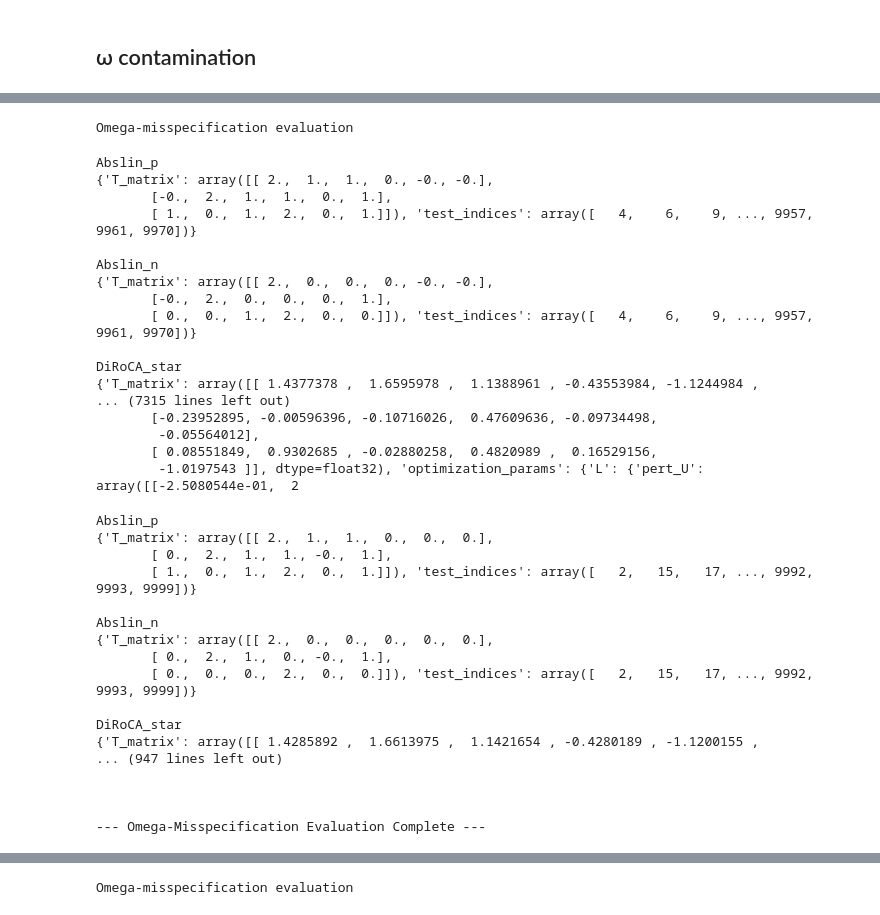
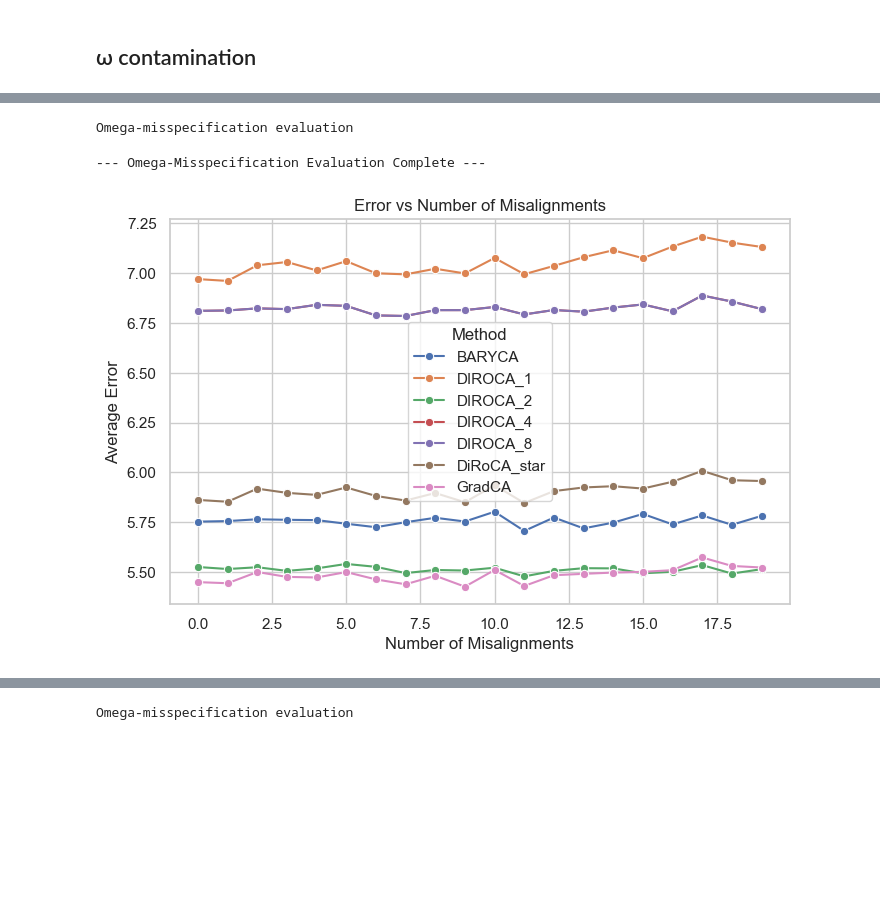
Before and after one commit to yfelekis/DiRoCA, a Jupyter notebook: contamination_analysis.ipynb, the cells around one changed output, grey strips where cells are left out. Saved outputs shown, nothing was run; the diff lists cells and outputs as text; code cells hidden in the pictures; blank space fills up the shorter version.

```diff
--- a/contamination_analysis.ipynb
+++ b/contamination_analysis.ipynb
@@ -163,8 +389,10 @@ def contaminate_omega_map(original_omega, num_misalignments):
 
     """Randomly re-wires a subset of entries in the omega map."""
 
-    omega_keys = [k for k in original_omega.keys() if k is not None]
-    omega_vals = [original_omega[k] for k in omega_keys if original_omega[k] is not None]
+    # omega_keys = [k for k in original_omega.keys() if k is not None]
+    omega_keys = [k for k in original_omega.keys()]
+    # omega_vals = [original_omega[k] for k in omega_keys if original_omega[k] is not None]
+    omega_vals = [original_omega[k] for k in omega_keys if original_omega[k]]
 
     contaminated_omega = original_omega.copy()
 
@@ -193,9 +417,9 @@ dict_keys(['Abslin_p', 'Abslin_n', 'DiRoCA_star', 'DIROCA_1', 'DIROCA_2', 'DIROC
 # %%
 max_misalignments = len(I_ll_relevant)
-misalignment_levels = [max_misalignments] #range(0, max_misalignments)
+misalignment_levels = range(0, max_misalignments)
 
 # Number of random contaminations to average over for each setting
-num_trials = 20
+num_trials = 10
 
 omega_spec_records = []
 print("Omega-misspecification evaluation")
@@ -211,10 +435,10 @@ for num_misalignments in tqdm(misalignment_levels, desc="Misalignment Level"):
 
         for i, fold_info in enumerate(saved_folds):
             for method_name, results_dict in results_to_evaluate.items():
-                print(method_name)
+                #print(method_name)
                 fold_results = results_dict.get(f'fold_{i}', {})
                 for run_key, run_data in fold_results.items():
-                    print(run_data,'\n')
+                    #print(run_data,'\n')
                     if 'DIROCA' in method_name:
                         method_label = method_name
                     else:
@@ -252,40 +476,34 @@ omega_spec_df = pd.DataFrame(omega_spec_records)
 print("\n\n--- Omega-Misspecification Evaluation Complete ---")
 # %% [output]
 Omega-misspecification evaluation
-Abslin_p
-{'T_matrix': array([[ 2.,  1.,  1.,  0., -0., -0.],
-       [-0.,  2.,  1.,  1.,  0.,  1.],
-       [ 1.,  0.,  1.,  2.,  0.,  1.]]), 'test_indices': array([   4,    6,    9, ..., 9957, 9961, 9970])}
-
-Abslin_n
-{'T_matrix': array([[ 2.,  0.,  0.,  0., -0., -0.],
-       [-0.,  2.,  0.,  0.,  0.,  1.],
-       [ 0.,  0.,  1.,  2.,  0.,  0.]]), 'test_indices': array([   4,    6,    9, ..., 9957, 9961, 9970])}
-
-DiRoCA_star
-{'T_matrix': array([[ 1.4377378 ,  1.6595978 ,  1.1388961 , -0.43553984, -1.1244984 ,
-... (7315 lines left out)
-       [-0.23952895, -0.00596396, -0.10716026,  0.47609636, -0.09734498,
-        -0.05564012],
-       [ 0.08551849,  0.9302685 , -0.02880258,  0.4820989 ,  0.16529156,
-        -1.0197543 ]], dtype=float32), 'optimization_params': {'L': {'pert_U': array([[-2.5080544e-01,  2
+--- Omega-Misspecification Evaluation Complete ---
-Abslin_p
-{'T_matrix': array([[ 2.,  1.,  1.,  0.,  0.,  0.],
-       [ 0.,  2.,  1.,  1., -0.,  1.],
-       [ 1.,  0.,  1.,  2.,  0.,  1.]]), 'test_indices': array([   2,   15,   17, ..., 9992, 9993, 9999])}
-
-Abslin_n
-{'T_matrix': array([[ 2.,  0.,  0.,  0.,  0.,  0.],
-       [ 0.,  2.,  1.,  0., -0.,  1.],
-       [ 0.,  0.,  0.,  2.,  0.,  0.]]), 'test_indices': array([   2,   15,   17, ..., 9992, 9993, 9999])}
-
-DiRoCA_star
-{'T_matrix': array([[ 1.4285892 ,  1.6613975 ,  1.1421654 , -0.4280189 , -1.1200155 ,
-... (947 lines left out)
-
-
-
---- Omega-Misspecification Evaluation Complete ---
+# %%
+import seaborn as sns
+import matplotlib.pyplot as plt
+
+# Group by method and misalignment count, then average error
+summary_df = (
+    omega_spec_df
+    .groupby(['method', 'misalignments'], as_index=False)['error']
+    .mean()
+)
+
+plt.figure(figsize=(8, 5))
+sns.lineplot(
+    data=summary_df,
+    x="misalignments",
+    y="error",
+    hue="method",
+    marker="o"
+)
+plt.xlabel("Number of Misalignments")
+plt.ylabel("Average Error")
+plt.title("Error vs Number of Misalignments")
+plt.legend(title="Method")
+plt.grid(True)
+plt.show()
+# %% [output]
+[figure, added]
 # %%
 print("\n" + "="*65)
 print("Overall Performance (Averaged Across All Misalignment Levels)")
```
Also changed, not shown: parts of 10 cells of this notebook, 12 other files.
